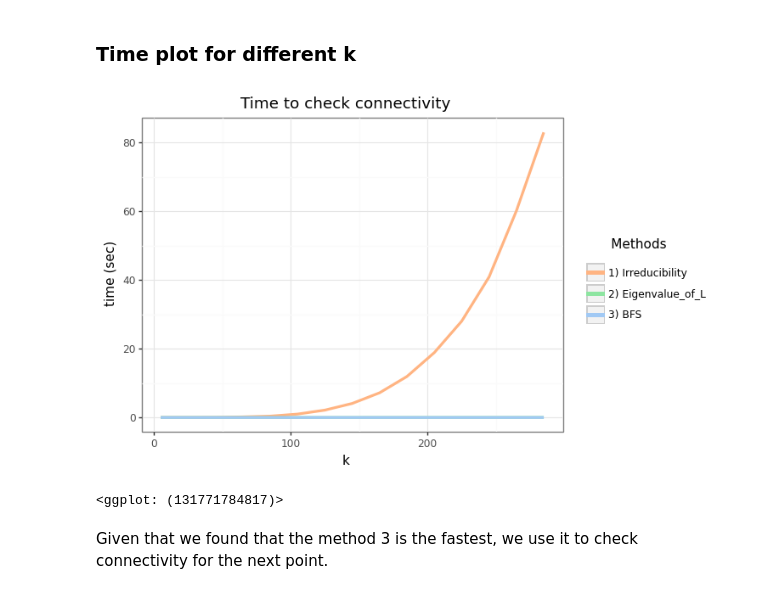
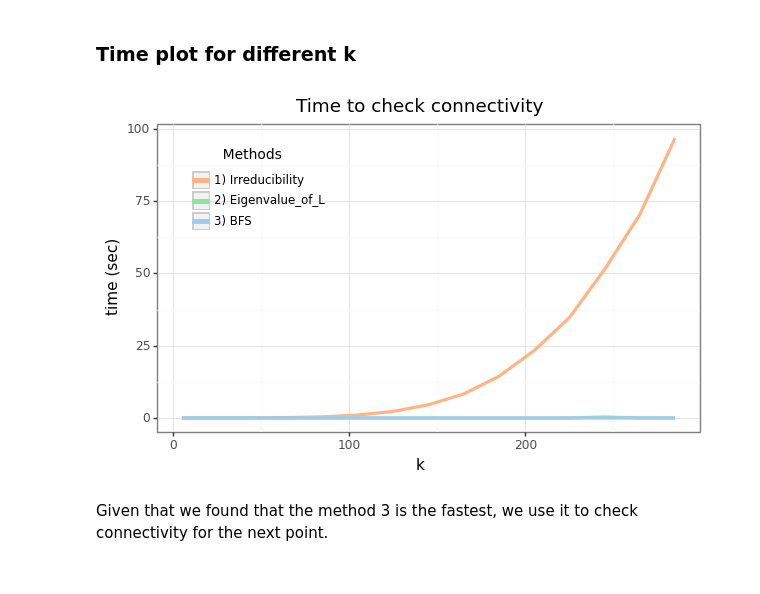
Before and after one commit to Matteo-Candi/Data_Center, a Jupyter notebook: main.ipynb, the cells around one changed output. Saved outputs shown, nothing was run; the diff lists cells and outputs as text; code cells hidden in the pictures.

Commit message:
better plots

```diff
--- a/main.ipynb
+++ b/main.ipynb
@@ -96,18 +96,19 @@ for i in range(len(x)):
 # %%
 line_size = 1.3
 
 ( ggplot(time_data) +
   aes(x='k') +
   geom_line(aes(y='Irreducibility', color = '"#FFB482"'), size = line_size) +
   geom_line(aes(y='Eigenvalue_of_L', color = '"#8DE5A1"'), size = line_size) +
   geom_line(aes(y='BFS', color = '"#A1C9F4"'), size = line_size) +
   labs(x='k', y='time (sec)', title = 'Time to check connectivity') +
   theme_bw() +
-  scale_color_identity(guide='legend', name = '      Methods \n\n ', breaks=['#FFB482','#8DE5A1','#A1C9F4'],
-                       labels=['1) Irreducibility','2) Eigenvalue_of_L','3) BFS']))
+  scale_color_identity(guide='legend', name = '       Methods \n ', breaks=['#FFB482','#8DE5A1','#A1C9F4'],
+                       labels=['1) Irreducibility','2) Eigenvalue_of_L','3) BFS'])+
+  theme(legend_key_size=13, legend_position=(.27,.73), legend_direction='vertical', figure_size=(7, 4), legend_title=element_text(size=10),
+        legend_text=element_text(size=8.5), legend_background = element_rect( fill='None'))).draw(return_ggplot=False, show=False)
 # %% [output]
-[figure, old version]
+[figure, new version]
-<ggplot: (131771784817)>
 # %% [markdown]
 Given that we found that the method 3 is the fastest, we use it to check connectivity for the next point.
 # %% [markdown]
```
Also changed, not shown: parts of 7 cells of this notebook.
